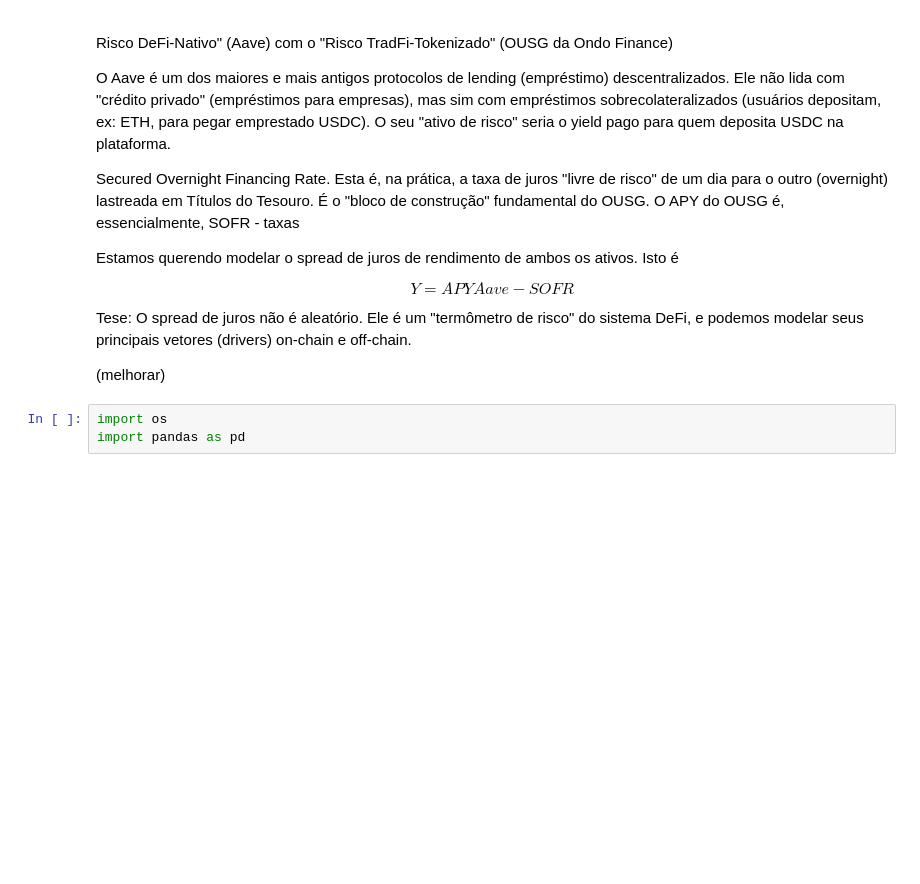
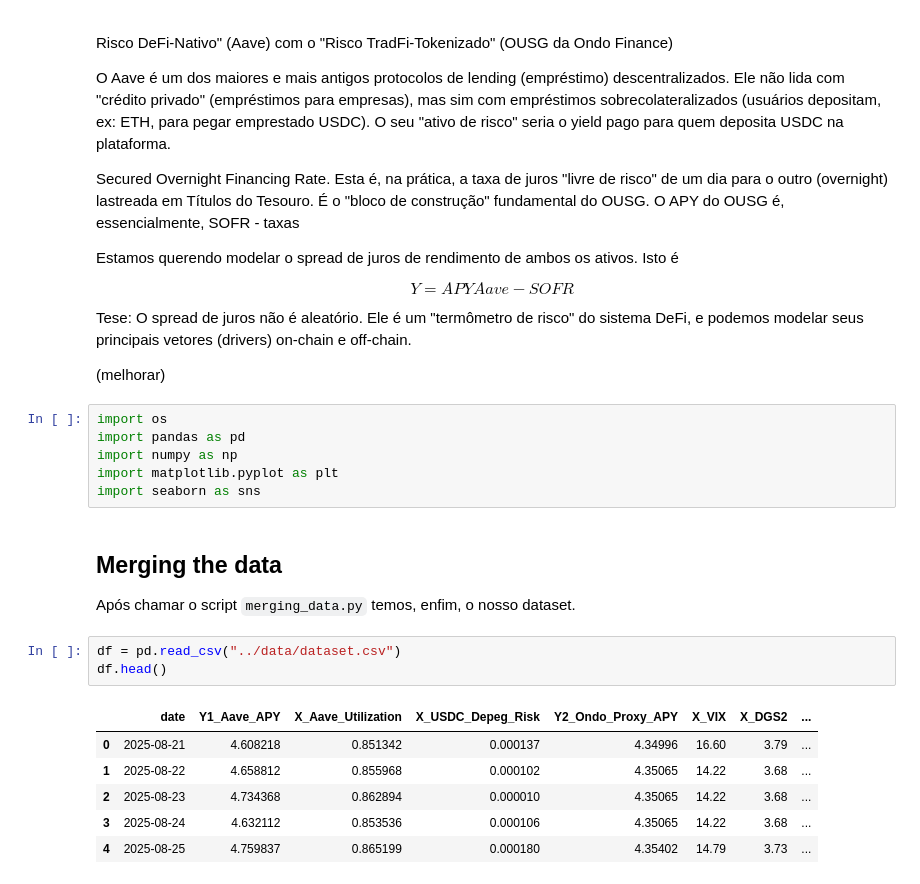
Before and after one commit to Renzo-Filho/6-datathon-fgv-eesp, a Jupyter notebook: src/datathon.ipynb, the cells around one changed output. Saved outputs shown, nothing was run; the diff lists cells and outputs as text; blank space fills up the shorter version.

```diff
--- a/src/datathon.ipynb
+++ b/src/datathon.ipynb
@@ -17,3 +17,20 @@
 # %%
 import os
 import pandas as pd
+import numpy as np
+import matplotlib.pyplot as plt
+import seaborn as sns
+# %% [markdown]
+## Merging the data
+
+Após chamar o script `merging_data.py` temos, enfim, o nosso dataset.
+# %%
+df = pd.read_csv("../data/dataset.csv")
+df.head()
+# %% [output]
+|  | date | Y1_Aave_APY | X_Aave_Utilization | X_USDC_Depeg_Risk | Y2_Ondo_Proxy_APY | X_VIX | X_DGS2 | ... |
+| 0 | 2025-08-21 | 4.608218 | 0.851342 | 0.000137 | 4.34996 | 16.60 | 3.79 | ... |
+| 1 | 2025-08-22 | 4.658812 | 0.855968 | 0.000102 | 4.35065 | 14.22 | 3.68 | ... |
+| 2 | 2025-08-23 | 4.734368 | 0.862894 | 0.000010 | 4.35065 | 14.22 | 3.68 | ... |
+| 3 | 2025-08-24 | 4.632112 | 0.853536 | 0.000106 | 4.35065 | 14.22 | 3.68 | ... |
+| 4 | 2025-08-25 | 4.759837 | 0.865199 | 0.000180 | 4.35402 | 14.79 | 3.73 | ... |
```
Also changed, not shown: parts of 12 cells of this notebook, 13 other files.
